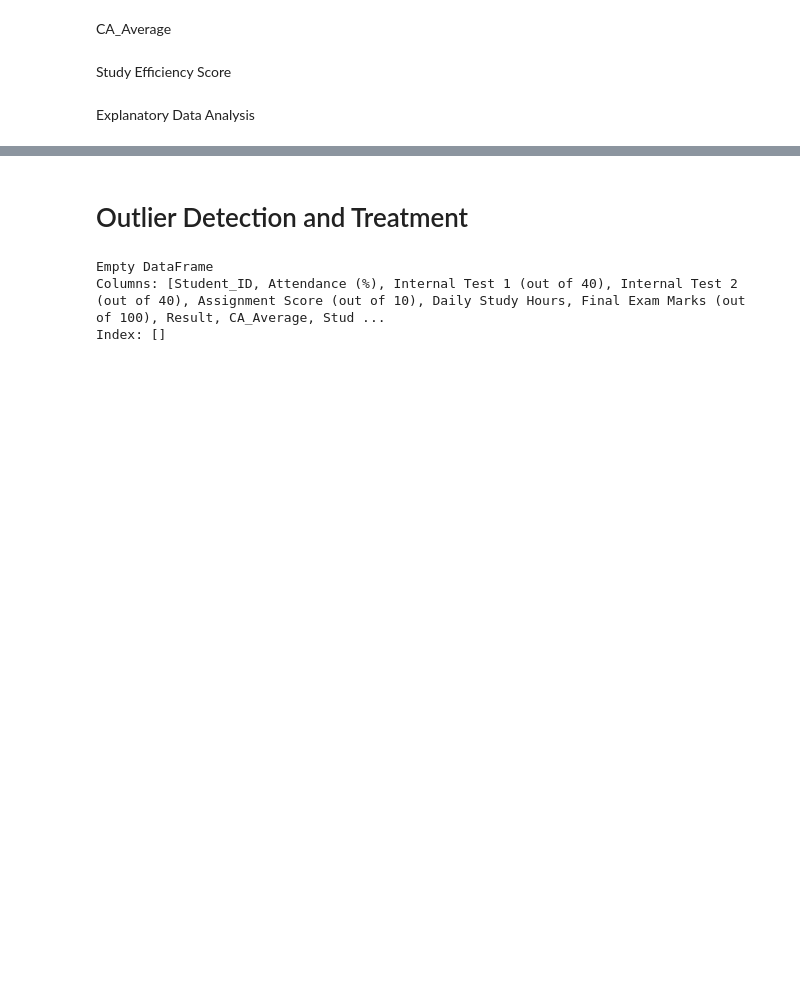
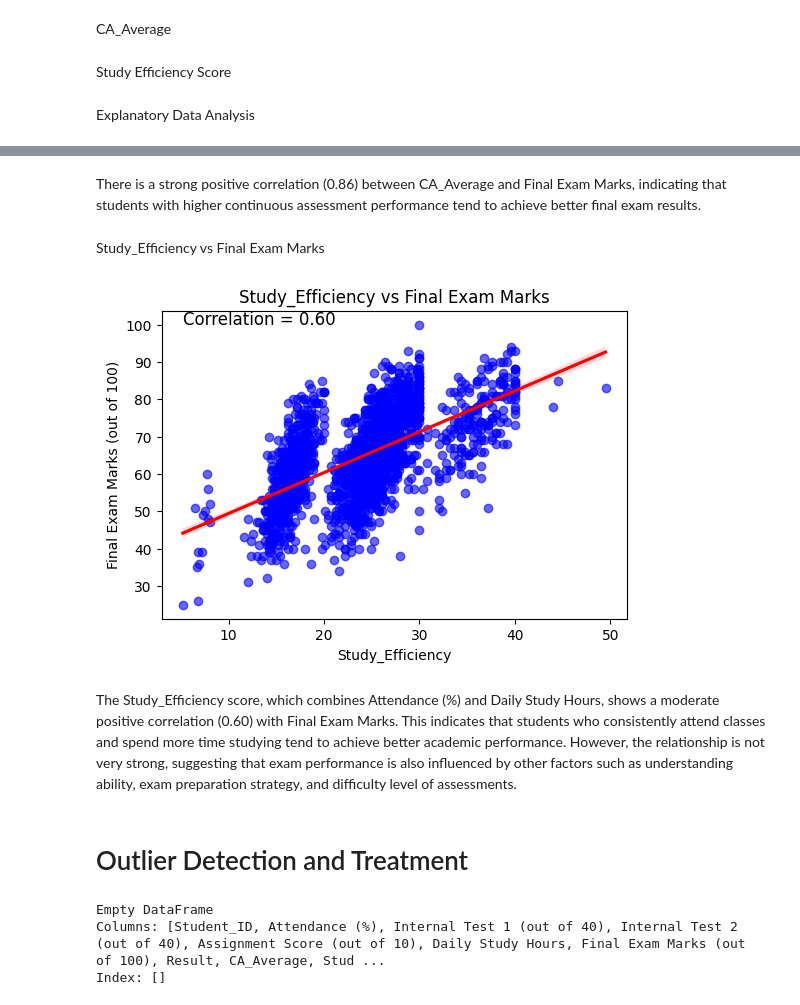
Before and after one commit to sanodyaJinadasa/InspiHER_Hacktronix, a Jupyter notebook: ML_Task.ipynb, the cells around one changed output, grey strips where cells are left out. Drawn from its saved outputs; the diff is of its cells as text; code cells hidden in the pictures; blank space fills up the shorter version.

```diff
--- a/ML_Task.ipynb
+++ b/ML_Task.ipynb
@@ -152,3 +211,34 @@ plots with results vs engineered features
+# %% [markdown]
+There is a strong positive correlation (0.86) between CA_Average and Final Exam Marks, indicating that students with higher continuous assessment performance tend to achieve better final exam results.
+# %% [markdown]
+Study_Efficiency vs Final Exam Marks
+# %%
+corr, _ = pearsonr(df["Study_Efficiency"], df["Final Exam Marks (out of 100)"])
+
+plt.figure(figsize=(6,4))
+
+sns.regplot(
+    x="Study_Efficiency",
+    y="Final Exam Marks (out of 100)",
+    data=df,
+    scatter_kws={"alpha":0.6, "color":"blue"},
+    line_kws={"color":"red"}
+)
+
+plt.text(
+    df["Study_Efficiency"].min(),
+    df["Final Exam Marks (out of 100)"].max(),
+    f"Correlation = {corr:.2f}",
+    fontsize=12,
+    color="black"
+)
+
+plt.title("Study_Efficiency vs Final Exam Marks")
+plt.show()
+# %% [output]
+[figure, added]
+# %% [markdown]
+The Study_Efficiency score, which combines Attendance (%) and Daily Study Hours, shows a moderate positive correlation (0.60) with Final Exam Marks. This indicates that students who consistently attend classes and spend more time studying tend to achieve better academic performance. However, the relationship is not very strong, suggesting that exam performance is also influenced by other factors such as understanding ability, exam preparation strategy, and difficulty level of assessments.
 # %% [markdown]
 # Outlier Detection and Treatment
 # %%
```
Also changed, not shown: parts of 9 cells of this notebook.
